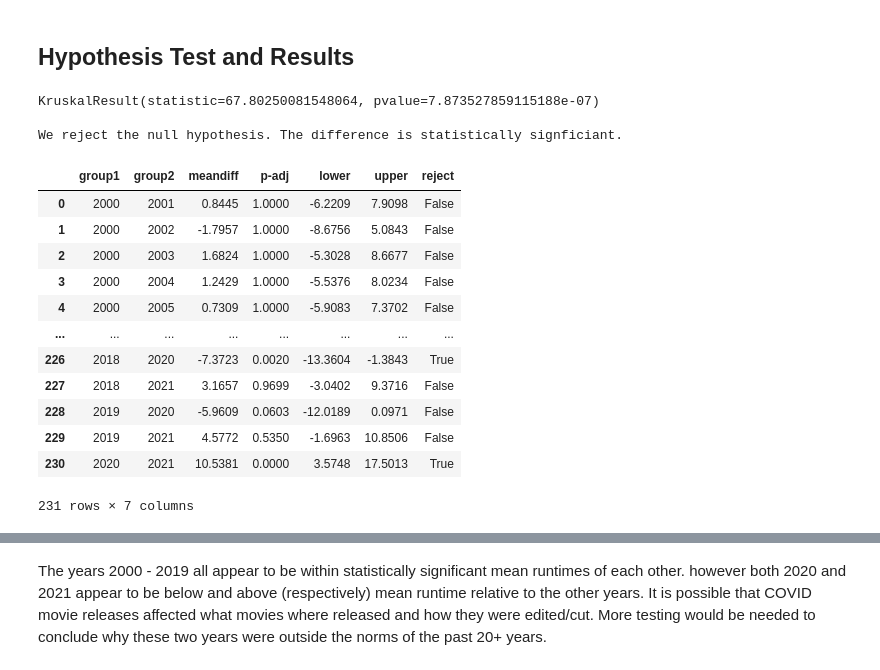
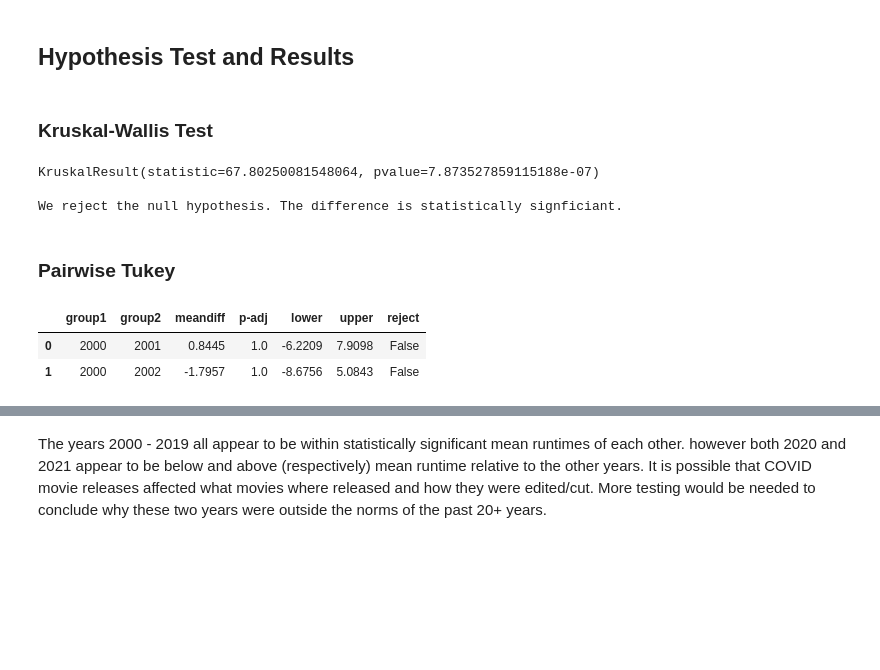
Before and after one commit to msmccann10/PP-movie-database-and-analysis, a Jupyter notebook: 05_Hypothesis_Testing.ipynb, the cells around one changed output, grey strips where cells are left out. Cells and saved outputs as stored; diff of their text form; code cells hidden in the pictures; blank space fills up the shorter version.

```diff
--- a/05_Hypothesis_Testing.ipynb
+++ b/05_Hypothesis_Testing.ipynb
@@ -492,6 +457,8 @@ The groups do NOT have equal variance.
 Our samples fail the assumption of equal variance. We will have to use the equal_vars = False argument to account for this.
 # %% [markdown]
 ## Hypothesis Test and Results
+# %% [markdown]
+### Kruskal-Wallis Test
 # %%
 results = stats.kruskal(*groups.values())
 print(results, '\n')
@@ -504,6 +471,8 @@ else:
 KruskalResult(statistic=67.80250081548064, pvalue=7.873527859115188e-07)
 
 We reject the null hypothesis. The difference is statistically signficiant.
+# %% [markdown]
+### Pairwise Tukey
 # %%
 from statsmodels.stats.multicomp import pairwise_tukeyhsd
 values = df['runtimeMinutes']
@@ -512,18 +481,11 @@ labels = df['startYear']
 tukeys_results = pairwise_tukeyhsd(values,labels)
 summary = tukeys_results.summary()
 # %%
-pd.DataFrame(summary.data[1:], columns = summary.data[0])
+# Convert Tukey's results into a DF for sorting..
+
+tukey_df = pd.DataFrame(summary.data[1:], columns = summary.data[0])
+tukey_df.head(2)
 # %% [output]
 |  | group1 | group2 | meandiff | p-adj | lower | upper | reject |
-| 0 | 2000 | 2001 | 0.8445 | 1.0000 | -6.2209 | 7.9098 | False |
-| 1 | 2000 | 2002 | -1.7957 | 1.0000 | -8.6756 | 5.0843 | False |
-| 2 | 2000 | 2003 | 1.6824 | 1.0000 | -5.3028 | 8.6677 | False |
-| 3 | 2000 | 2004 | 1.2429 | 1.0000 | -5.5376 | 8.0234 | False |
-| 4 | 2000 | 2005 | 0.7309 | 1.0000 | -5.9083 | 7.3702 | False |
-| ... | ... | ... | ... | ... | ... | ... | ... |
-| 226 | 2018 | 2020 | -7.3723 | 0.0020 | -13.3604 | -1.3843 | True |
-| 227 | 2018 | 2021 | 3.1657 | 0.9699 | -3.0402 | 9.3716 | False |
-| 228 | 2019 | 2020 | -5.9609 | 0.0603 | -12.0189 | 0.0971 | False |
-| 229 | 2019 | 2021 | 4.5772 | 0.5350 | -1.6963 | 10.8506 | False |
-| 230 | 2020 | 2021 | 10.5381 | 0.0000 | 3.5748 | 17.5013 | True |
+| 0 | 2000 | 2001 | 0.8445 | 1.0 | -6.2209 | 7.9098 | False |
+| 1 | 2000 | 2002 | -1.7957 | 1.0 | -8.6756 | 5.0843 | False |
-231 rows × 7 columns
```
Also changed, not shown: parts of 37 cells of this notebook, 6 other files.
